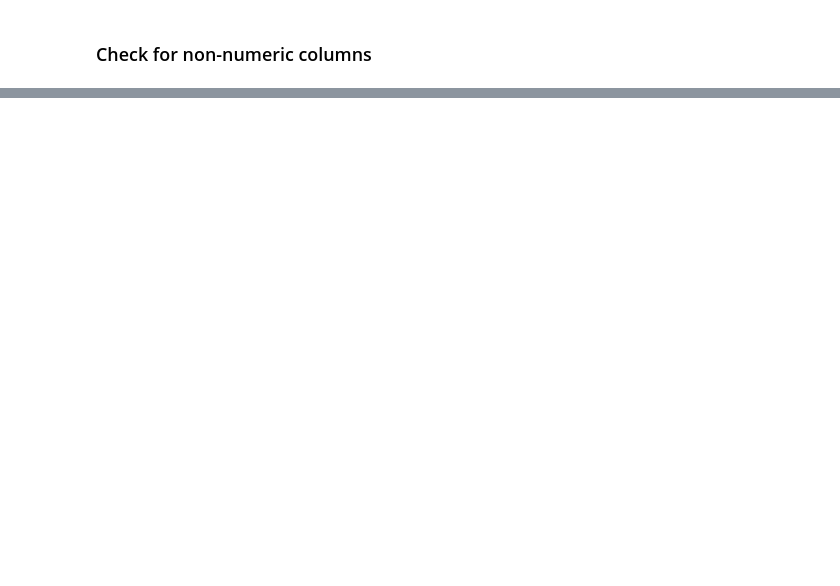
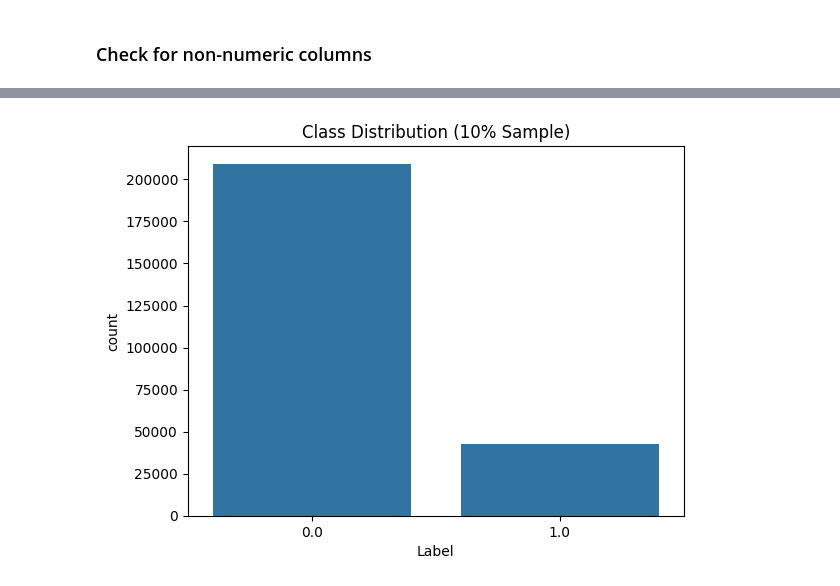
Before and after one commit to asmaemou/Capstone_Notebook, a Jupyter notebook: CIC_Notebook.ipynb, the cells around one changed output, grey strips where cells are left out. Drawn from its saved outputs; the diff is of its cells as text; code cells hidden in the pictures; blank space fills up the shorter version.

```diff
--- a/CIC_Notebook.ipynb
+++ b/CIC_Notebook.ipynb
@@ -388,0 +425,10 @@ print(f"Number of duplicate rows: {df_data.duplicated().sum()}")
+# %%
+# Downsample the data to make the plotting faster
+df_sample = df_data.sample(frac=0.1, random_state=42)  # Use 10% of the data
+
+# Plot the downsampled data
+sns.countplot(data=df_sample, x='Label')
+plt.title('Class Distribution (10% Sample)')
+plt.show()
+# %% [output]
+[figure, added]
```
Also changed, not shown: parts of 81 cells of this notebook.
